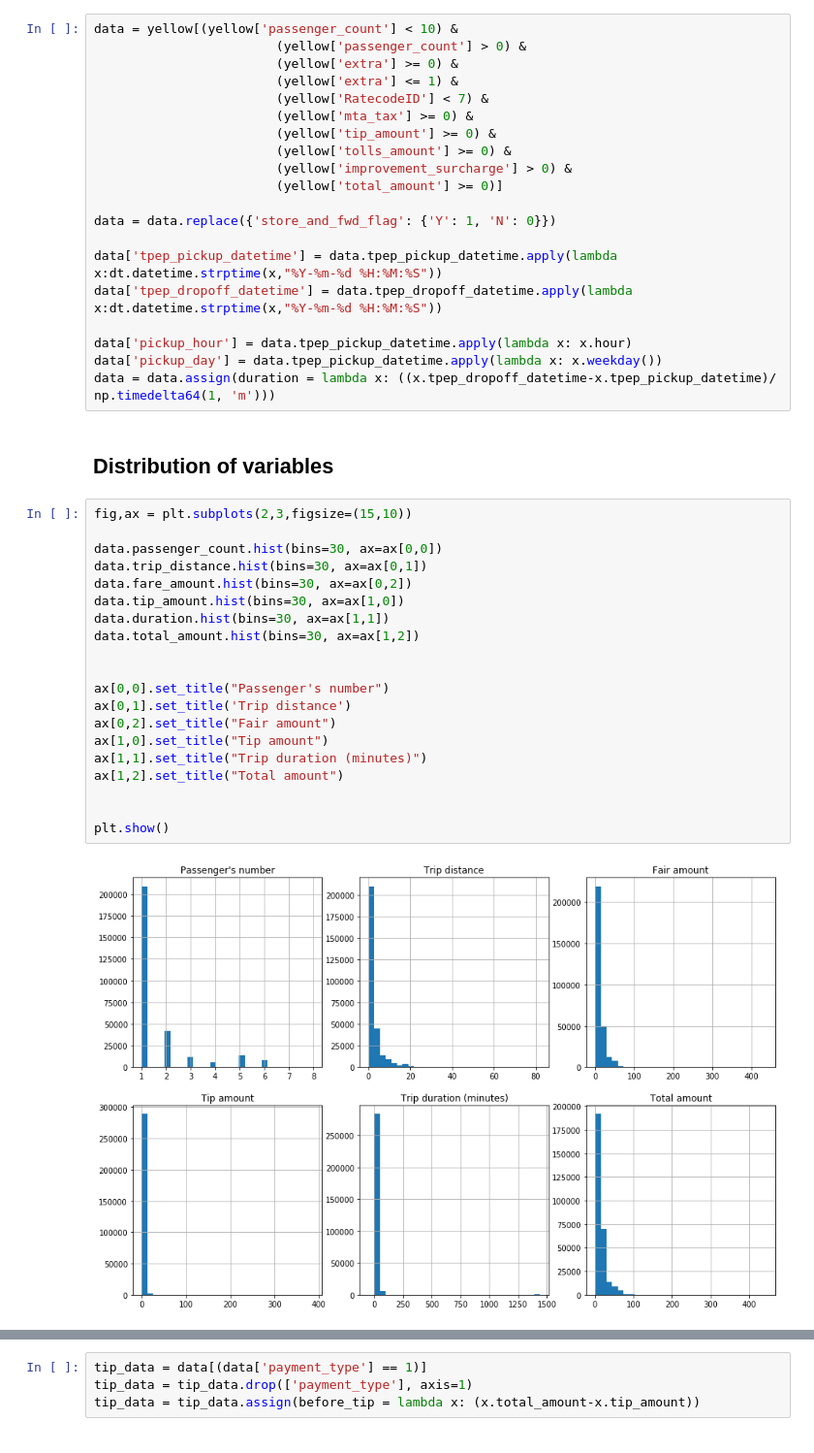
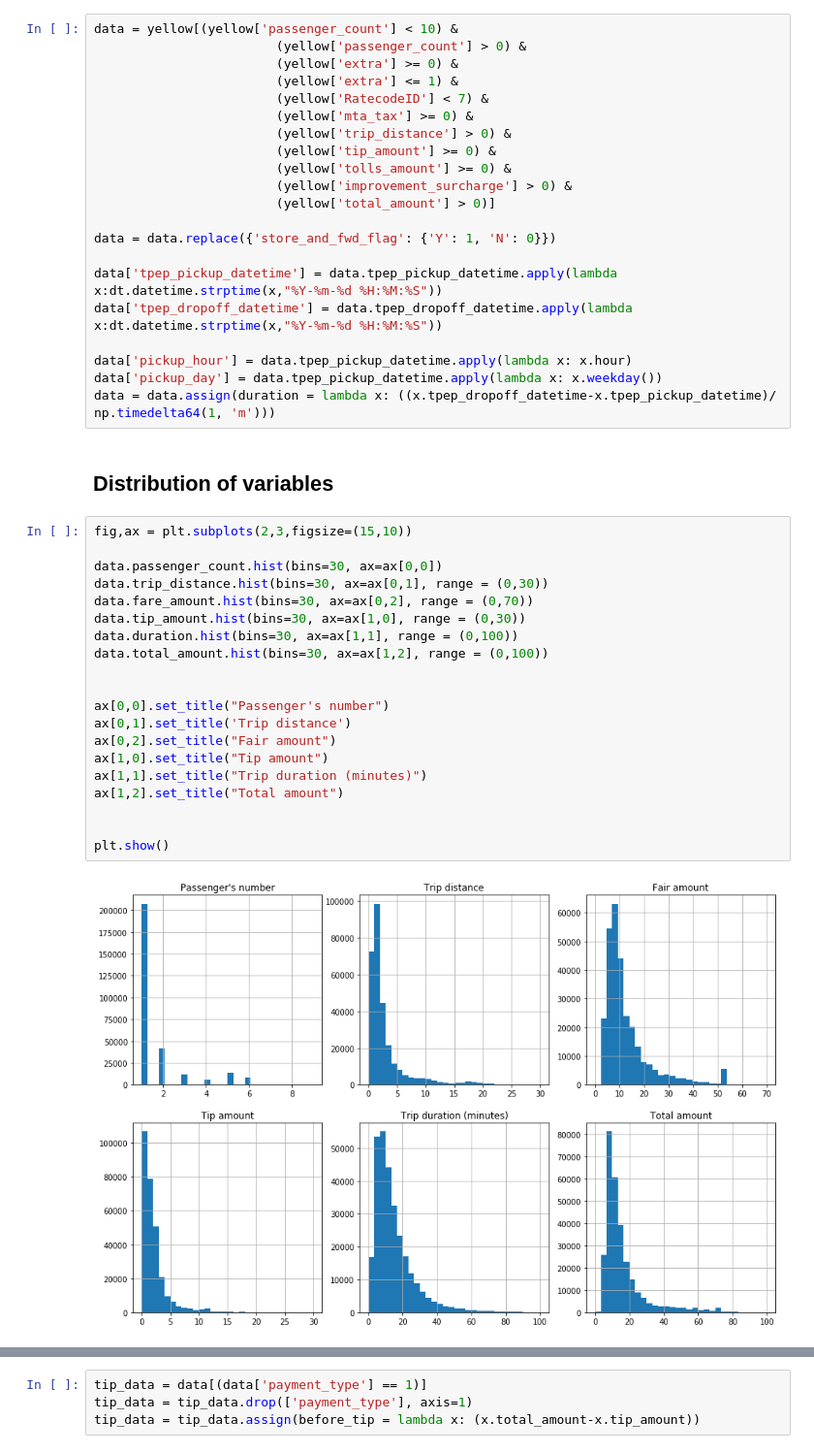
Before and after one commit to pinguino-lim/Taxi_NY, a Jupyter notebook: data/NY yellow cap.ipynb, the cells around one changed output, grey strips where cells are left out. Shown at 97% size. Cells and saved outputs as stored; diff of their text form.

```diff
--- a/data/NY yellow cap.ipynb
+++ b/data/NY yellow cap.ipynb
@@ -102,10 +102,11 @@ data = yellow[(yellow['passenger_count'] < 10) &
                         (yellow['extra'] <= 1) &
                         (yellow['RatecodeID'] < 7) &
                         (yellow['mta_tax'] >= 0) &
+                        (yellow['trip_distance'] > 0) &
                         (yellow['tip_amount'] >= 0) &
                         (yellow['tolls_amount'] >= 0) &
                         (yellow['improvement_surcharge'] > 0) &
-                        (yellow['total_amount'] >= 0)]
+                        (yellow['total_amount'] > 0)]
 
 data = data.replace({'store_and_fwd_flag': {'Y': 1, 'N': 0}})
 
@@ -120,23 +121,23 @@ data = data.assign(duration = lambda x: ((x.tpep_dropoff_datetime-x.tpep_pickup_
 # %%
 fig,ax = plt.subplots(2,3,figsize=(15,10))
 
 data.passenger_count.hist(bins=30, ax=ax[0,0])
-data.trip_distance.hist(bins=30, ax=ax[0,1])
-data.fare_amount.hist(bins=30, ax=ax[0,2])
-data.tip_amount.hist(bins=30, ax=ax[1,0])
-data.duration.hist(bins=30, ax=ax[1,1])
-data.total_amount.hist(bins=30, ax=ax[1,2])
+data.trip_distance.hist(bins=30, ax=ax[0,1], range = (0,30))
+data.fare_amount.hist(bins=30, ax=ax[0,2], range = (0,70))
+data.tip_amount.hist(bins=30, ax=ax[1,0], range = (0,30))
+data.duration.hist(bins=30, ax=ax[1,1], range = (0,100))
+data.total_amount.hist(bins=30, ax=ax[1,2], range = (0,100))
 
 
 ax[0,0].set_title("Passenger's number")
 ax[0,1].set_title('Trip distance')
 ax[0,2].set_title("Fair amount")
 ax[1,0].set_title("Tip amount")
 ax[1,1].set_title("Trip duration (minutes)")
 ax[1,2].set_title("Total amount")
 
 
 plt.show()
 # %% [output]
-[figure, old version]
+[figure, new version]
 # %% [raw]
```
Also changed, not shown: parts of 19 cells of this notebook.
